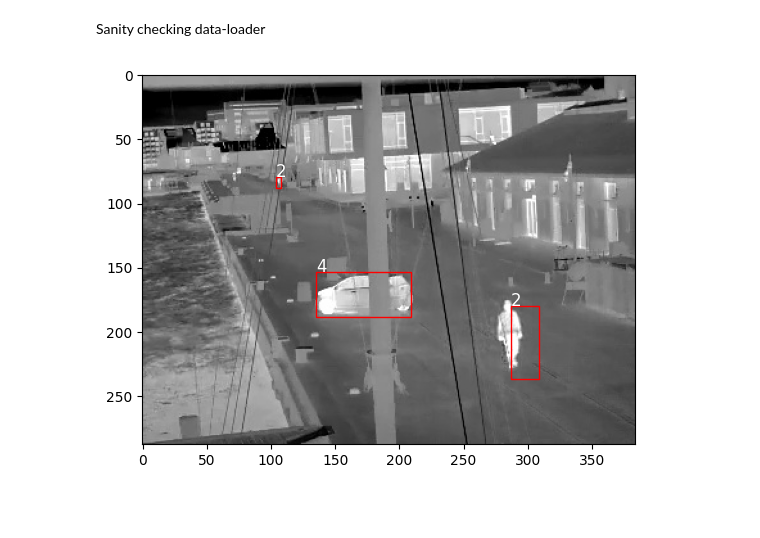
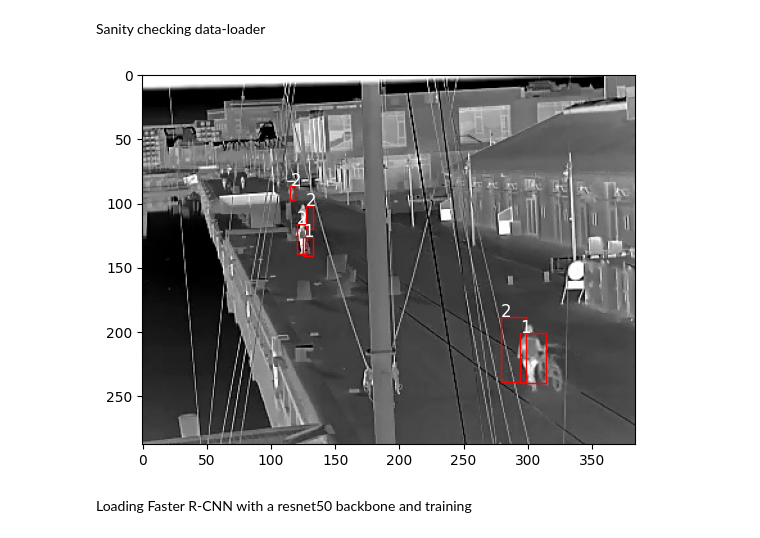
Before and after one commit to ChineseWarlord/ComTek-7-AVS, a Jupyter notebook: Miniproject/object_detector.ipynb, the cells around one changed output. Cells and saved outputs as stored; diff of their text form; code cells hidden in the pictures; blank space fills up the shorter version.

```diff
--- a/Miniproject/object_detector.ipynb
+++ b/Miniproject/object_detector.ipynb
@@ -24,27 +26,27 @@ le.fit(['abackground', 'bicycle','human', 'motorcycle', 'vehicle'])
 LabelEncoder()
 # %%
 training_data = FrameDataset(root = hparams.train_path, label_encoder = le)
-# val_data = FrameDataset(root = hparams.val_path, label_encoder=le)
+val_data = FrameDataset(root = hparams.val_path, label_encoder=le)
 
 train_dataloader = DataLoader(training_data, batch_size=hparams.batch_size, shuffle=True, collate_fn=collate_fn)
-# val_dataloader = DataLoader(val_data, batch_size=hparams.batch_size, shuffle=True, collate_fn=collate_fn)
+val_dataloader = DataLoader(val_data, batch_size=hparams.batch_size, shuffle=True, collate_fn=collate_fn)
 # %% [markdown]
 Sanity checking data-loader
 # %%
-train_features, train_labels = next(iter(train_dataloader))
+train_features, train_labels = next(iter(val_dataloader))#can check either train or val data
 img = train_features[0].numpy().transpose(1, 2 , 0)
 plt.imshow(img)
 
 boxes = train_labels[0]['boxes'].numpy()
 labels = train_labels[0]['labels'].numpy()
 for box, label in zip(boxes, labels):
     x1, y1, x2, y2 = int(box[0]), int(box[1]), int(box[2]), int(box[3])
     plt.text(x1, y1, label, fontsize = 12, c='white')
     plt.gca().add_patch(Rectangle((x1,y1),(x2-x1),(y2-y1),
                     edgecolor='red',
                     facecolor='none',
                     lw=1))
 
 plt.show()
 # %% [output]
-[figure, old version]
+[figure, new version]
@@ -54,0 +53,2 @@ device = torch.device(hparams.device)
+# %% [markdown]
+Loading Faster R-CNN with a resnet50 backbone and training
```
Also changed, not shown: parts of 9 cells of this notebook.
